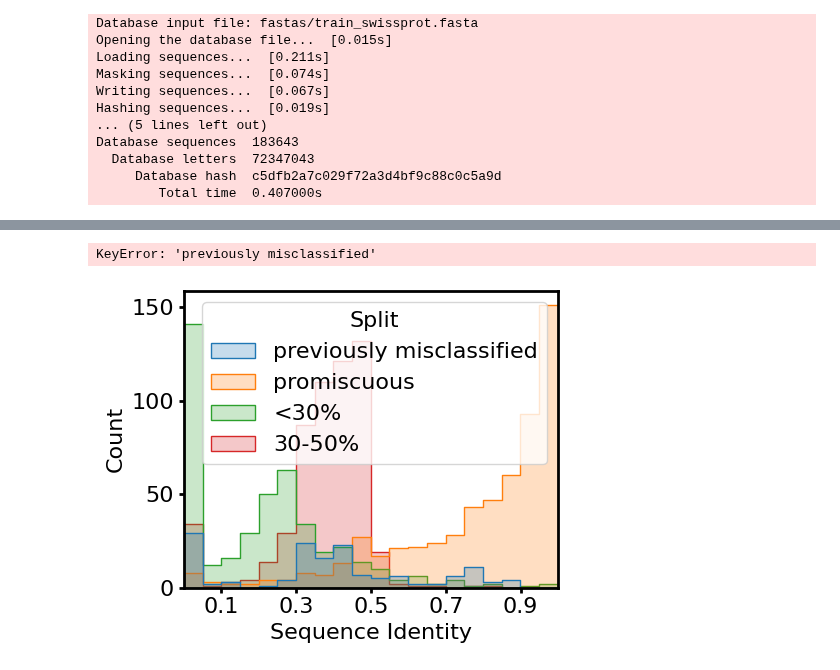
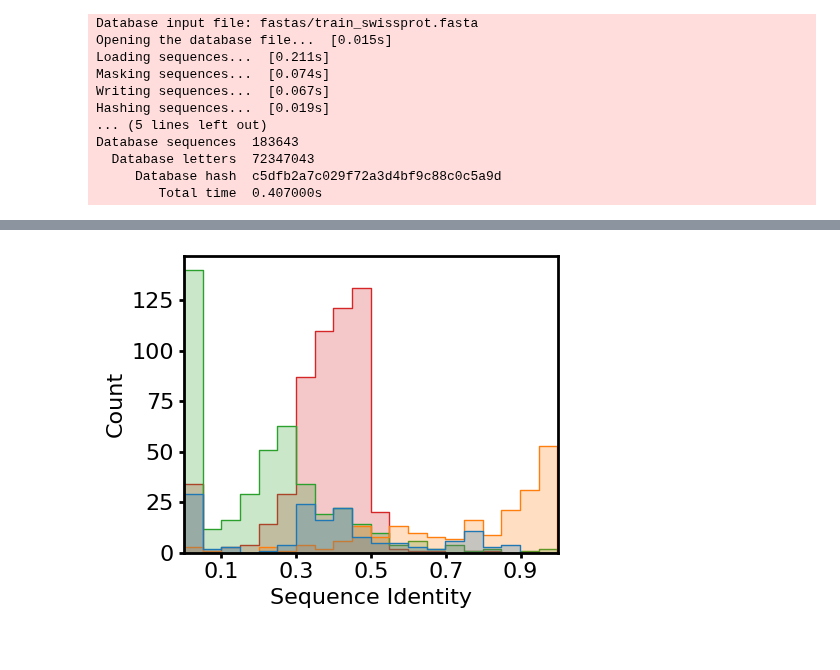
Before and after one commit to jsunn-y/CARE, a Jupyter notebook: generate_datasets_splits/dataset_visualization.ipynb, the cells around one changed output, grey strips where cells are left out. Drawn from its saved outputs; the diff is of its cells as text; code cells hidden in the pictures.

Commit message:
updated figure generation

```diff
--- a/generate_datasets_splits/dataset_visualization.ipynb
+++ b/generate_datasets_splits/dataset_visualization.ipynb
@@ -324,7 +324,7 @@ Database sequences  183643
 import npysearch as npy
 
 title_list = ['previously misclassified', 'promiscuous', '<30%', '30-50%']
-fasta_list = ['price.fasta', 'promiscuous.fasta', 'validation_30.fasta', 'validation_50.fasta']
+fasta_list = ['price_protein_test.fasta', 'promiscuous_protein_test.fasta', '30_protein_test.fasta', '30-50_protein_test.fasta']
 
 def get_histograms(title_list, fasta_list):
 
@@ -368,7 +352,7 @@ all_results
 all_results['max_id'] = all_results['max_id']/100
 # %%
 #add filler rows with max_id set to 0 for each Split until it reaches the full length
-total_lengths = {"<30%": 432, "30-50%": 560, "previously  misclassified": 148, "promiscuous": 209}
+total_lengths = {"<30%": 432, "30-50%": 560, "previously misclassified": 148, "promiscuous": 209}
 #total_lengths = [584, 560, 432, 148] #make sure this is the right order as the sorted value_counts
 
 for split, count in all_results['Split'].value_counts().items():
@@ -376,23 +360,21 @@ for split, count in all_results['Split'].value_counts().items():
     for i in range(0, total_count - count):
         all_results.loc[len(all_results)] = {'max_id': 0, 'Split': split}
         #add a row to the dataframe
-# %% [output]
-KeyError: 'previously misclassified'
 # %%
 plt.figure(figsize=(5, 4))
-sns.histplot(all_results, x="max_id", hue="Split", element="step",stat="count", bins=20, fill=True)
-#sns.histplot(all_results, x="Identity", hue="Split", element="step",stat="count", bins=20, fill=True, legend=False)
+#sns.histplot(all_results, x="max_id", hue="Split", element="step",stat="count", bins=20, fill=True)
+sns.histplot(all_results, x="max_id", hue="Split", element="step",stat="count", bins=20, fill=True, legend=False)
 plt.xlim(0, 1)
 #plt.xlim(1, 2)
 plt.xticks(np.arange(0.1, 1.1, 0.2))
 plt.xlabel('Sequence Identity')
 plt.tight_layout()
-#plt.savefig('figs/task1_similiarty_histogram.png', dpi=500)
-plt.savefig('figs/task1_similiarty_histogram.svg')
+plt.savefig('figs/task1_similiarty_histogram.png', dpi=500)
+#plt.savefig('figs/task1_similiarty_histogram.svg')
 # plt.hist(results['Identity'], histtype='step', fill=False, label=title_list[i], bins=20, density=True, stacked=True)
 #         #plt.title(title_list[i])
 # %% [output]
-[figure, old version]
+[figure, new version]
 # %%
 def make_pie_charts(title_list, df_list):
 
```
Also changed, not shown: parts of 8 cells of this notebook, 2 other files.
